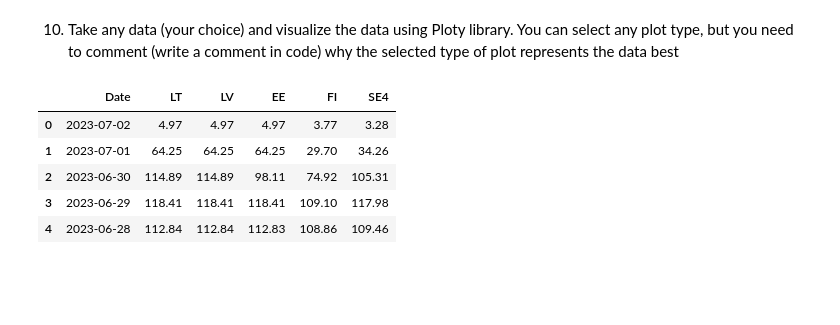
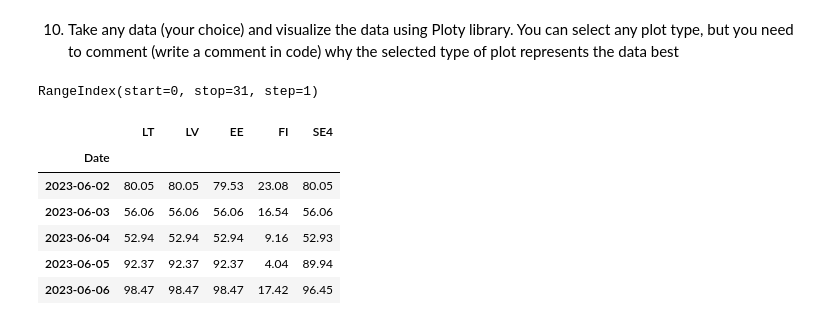
Before and after one commit to uktukt/Python_SheGoesTech_23_2nd_part, a Jupyter notebook: hw_pivot&plotly.ipynb, the cells around one changed output. Drawn from its saved outputs; the diff is of its cells as text; code cells hidden in the pictures; blank space fills up the shorter version.

```diff
--- a/hw_pivot&plotly.ipynb
+++ b/hw_pivot&plotly.ipynb
@@ -111,11 +114,18 @@ but you need to comment (write a comment in code) why the selected type of plot
 # %%
 el_data = pa.read_excel('nordpool_daily.xlsx')
-# %%
-data.head()
-# %% [output]
-|  | Date | LT | LV | EE | FI | SE4 |
-| 0 | 2023-07-02 | 4.97 | 4.97 | 4.97 | 3.77 | 3.28 |
-| 1 | 2023-07-01 | 64.25 | 64.25 | 64.25 | 29.70 | 34.26 |
-| 2 | 2023-06-30 | 114.89 | 114.89 | 98.11 | 74.92 | 105.31 |
-| 3 | 2023-06-29 | 118.41 | 118.41 | 118.41 | 109.10 | 117.98 |
-| 4 | 2023-06-28 | 112.84 | 112.84 | 112.83 | 108.86 | 109.46 |
+# %%
+el_data.index
+# %% [output]
+RangeIndex(start=0, stop=31, step=1)
+# %%
+el_data = el_data.sort_values(by='Date', ascending=True)
+el_data = el_data.set_index('Date')
+el_data.head()
+# %% [output]
+|  | LT | LV | EE | FI | SE4 |
+| Date |  |  |  |  |  |
+| 2023-06-02 | 80.05 | 80.05 | 79.53 | 23.08 | 80.05 |
+| 2023-06-03 | 56.06 | 56.06 | 56.06 | 16.54 | 56.06 |
+| 2023-06-04 | 52.94 | 52.94 | 52.94 | 9.16 | 52.93 |
+| 2023-06-05 | 92.37 | 92.37 | 92.37 | 4.04 | 89.94 |
+| 2023-06-06 | 98.47 | 98.47 | 98.47 | 17.42 | 96.45 |
```
Also changed, not shown: parts of 7 cells of this notebook, 1 other file.
